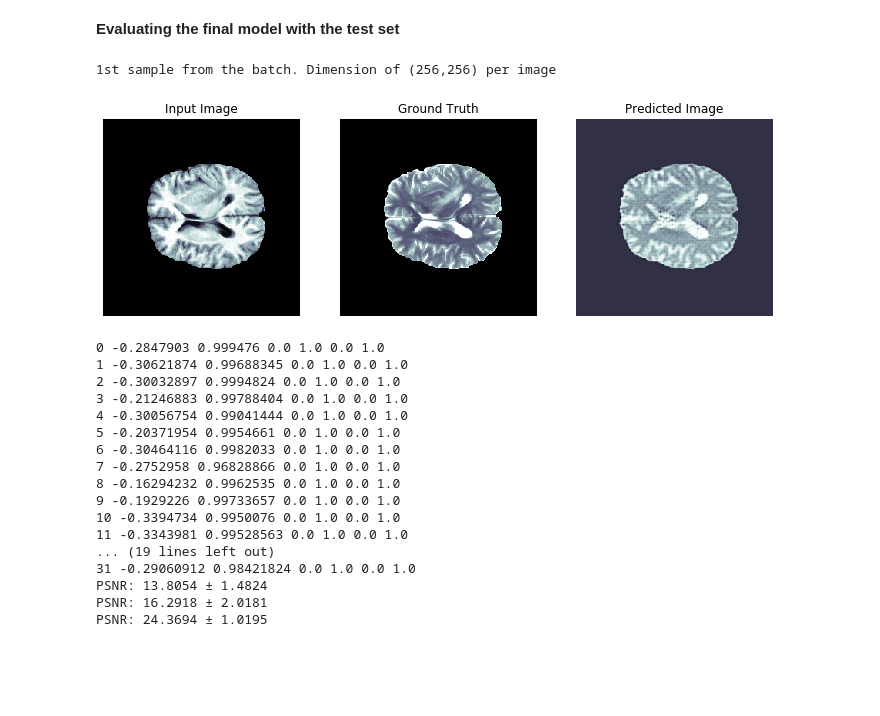
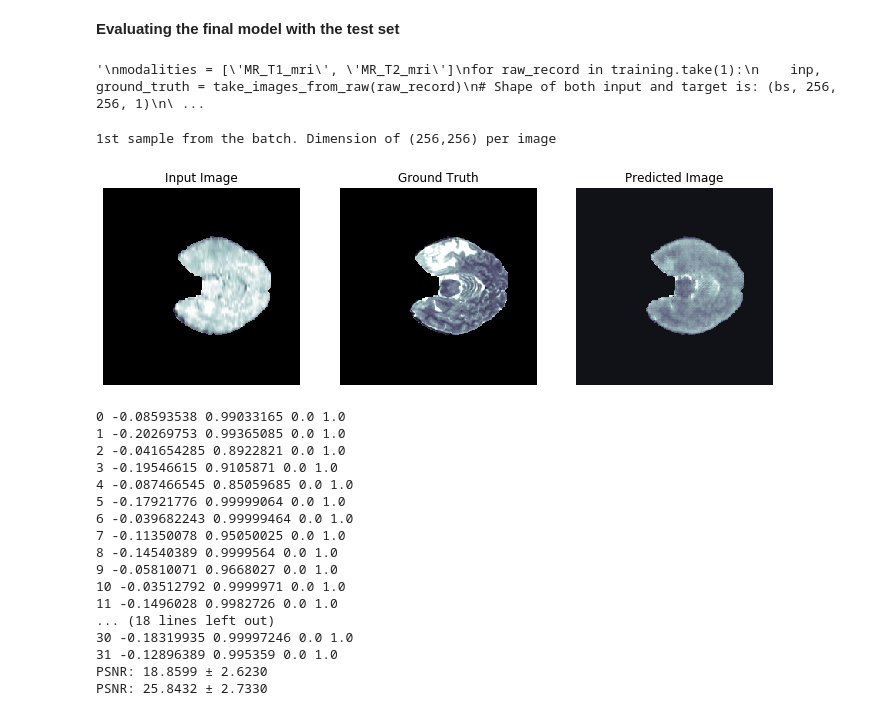
Before and after one commit to EmanuelAlogna/Brain-MRI-generation-using-GANs, a Jupyter notebook: src/MRI_generation_with_pix2pix(P2P_t2).ipynb, the cells around one changed output. Cells and saved outputs as stored; diff of their text form; code cells hidden in the pictures; blank space fills up the shorter version.

```diff
--- a/src/MRI_generation_with_pix2pix(P2P_t2).ipynb
+++ b/src/MRI_generation_with_pix2pix(P2P_t2).ipynb
@@ -584,7 +619,7 @@ def fit(train_ds, epochs, val_ds):
     print ('Time taken for epoch {} is {} sec\n'.format(epoch + 1,
                                                         time.time()-start))
 # %%
-EPOCHS = 10
+EPOCHS = 7
 
 # training, validation, testing = load_datasets() # I'll use this in case I get stuck with the cache.
 # Initialize the models, so that I don't have to restart the runtime again.
@@ -694,53 +775,77 @@ KeyboardInterrupt: ignored
 tf.keras.backend.clear_session()  # For easy reset of notebook state.
 # %% [markdown]
 **Evaluating the final model with the test set**
+# %%
+"""
+modalities = ['MR_T1_mri', 'MR_T2_mri']
+for raw_record in training.take(1):
+    inp, ground_truth = take_images_from_raw(raw_record)
+# Shape of both input and target is: (bs, 256, 256, 1)
+
+    prediction = generate_images(generator, inp, ground_truth, False)
+    #generate_complete_batch(generator, example_input, example_target, False)
+
+    prediction_normalized = normalize(prediction)
+
+
+    for i in range (BATCH_SIZE):
+        max_value_image2 = np.amax(prediction[i])
+        min_value_image2 = np.amin(prediction[i])
+        max_value_image1 = np.amax(prediction_normalized[i])
+        min_value_image1 = np.amin(prediction_normalized[i])
+        print(i, min_value_image2, max_value_image2, min_value_image1, max_value_image1)
+
+
+    mean, std = compute_psnr(ground_truth, prediction_normalized)
+    print("PSNR: {} ± {}".format((f'{mean:.4f}'), (f'{std:.4f}')))
+    mean, std = compute_psnr(ground_truth, prediction)
+    print("PSNR: {} ± {}".format((f'{mean:.4f}'), (f'{std:.4f}')))
+    """
+# %% [output]
+'\nmodalities = [\'MR_T1_mri\', \'MR_T2_mri\']\nfor raw_record in training.take(1):\n    inp, ground_truth = take_images_from_raw(raw_record)\n# Shape of both input and target is: (bs, 256, 256, 1)\n\ ...
 # %%
 modalities = ['MR_T1_mri', 'MR_T2_mri']
-for raw_record in training.take(1):
+for raw_record in testing.take(1):
     inp, ground_truth = take_images_from_raw(raw_record)
 # Shape of both input and target is: (bs, 256, 256, 1)
 
     prediction = generate_images(generator, inp, ground_truth, False)
     #generate_complete_batch(generator, example_input, example_target, False)
 
     prediction_normalized = normalize(prediction)
 
     for i in range (BATCH_SIZE):
         max_value_image2 = np.amax(prediction[i])
         min_value_image2 = np.amin(prediction[i])
         max_value_image1 = np.amax(prediction_normalized[i])
-        min_value_image1 = np.amin(ground_truth[i])
-        max_value_image3 = np.amax(ground_truth[i])
-        min_value_image3 = np.amin(prediction_normalized[i])
-        print(i, min_value_image2, max_value_image2, min_value_image1, max_value_image1, min_value_image3, max_value_image3)
+        min_value_image1 = np.amin(prediction_normalized[i])
+        print(i, min_value_image2, max_value_image2, min_value_image1, max_value_image1)
 
 
     mean, std = compute_psnr(ground_truth, prediction_normalized)
     print("PSNR: {} ± {}".format((f'{mean:.4f}'), (f'{std:.4f}')))
-    mean, std = compute_psnr(ground_truth, inp)
-    print("PSNR: {} ± {}".format((f'{mean:.4f}'), (f'{std:.4f}')))
     mean, std = compute_psnr(ground_truth, prediction)
     print("PSNR: {} ± {}".format((f'{mean:.4f}'), (f'{std:.4f}')))
 # %% [output]
 1st sample from the batch. Dimension of (256,256) per image
-[figure, old version]
+[figure, new version]
-0 -0.2847903 0.999476 0.0 1.0 0.0 1.0
-1 -0.30621874 0.99688345 0.0 1.0 0.0 1.0
-2 -0.30032897 0.9994824 0.0 1.0 0.0 1.0
-3 -0.21246883 0.99788404 0.0 1.0 0.0 1.0
-4 -0.30056754 0.99041444 0.0 1.0 0.0 1.0
-5 -0.20371954 0.9954661 0.0 1.0 0.0 1.0
-6 -0.30464116 0.9982033 0.0 1.0 0.0 1.0
-7 -0.2752958 0.96828866 0.0 1.0 0.0 1.0
-8 -0.16294232 0.9962535 0.0 1.0 0.0 1.0
-9 -0.1929226 0.99733657 0.0 1.0 0.0 1.0
-10 -0.3394734 0.9950076 0.0 1.0 0.0 1.0
-11 -0.3343981 0.99528563 0.0 1.0 0.0 1.0
-... (19 lines left out)
-31 -0.29060912 0.98421824 0.0 1.0 0.0 1.0
-PSNR: 13.8054 ± 1.4824
-PSNR: 16.2918 ± 2.0181
-PSNR: 24.3694 ± 1.0195
+0 -0.08593538 0.99033165 0.0 1.0
+1 -0.20269753 0.99365085 0.0 1.0
+2 -0.041654285 0.8922821 0.0 1.0
+3 -0.19546615 0.9105871 0.0 1.0
+4 -0.087466545 0.85059685 0.0 1.0
+5 -0.17921776 0.99999064 0.0 1.0
+6 -0.039682243 0.99999464 0.0 1.0
+7 -0.11350078 0.95050025 0.0 1.0
+8 -0.14540389 0.9999564 0.0 1.0
+9 -0.05810071 0.9668027 0.0 1.0
+10 -0.03512792 0.9999971 0.0 1.0
+11 -0.1496028 0.9982726 0.0 1.0
+... (18 lines left out)
+30 -0.18319935 0.99997246 0.0 1.0
+31 -0.12896389 0.995359 0.0 1.0
+PSNR: 18.8599 ± 2.6230
+PSNR: 25.8432 ± 2.7330
 # %%
 for raw_record in testing.take(1):
         generator.evaluate_model()
```
Also changed, not shown: parts of 16 cells of this notebook.
